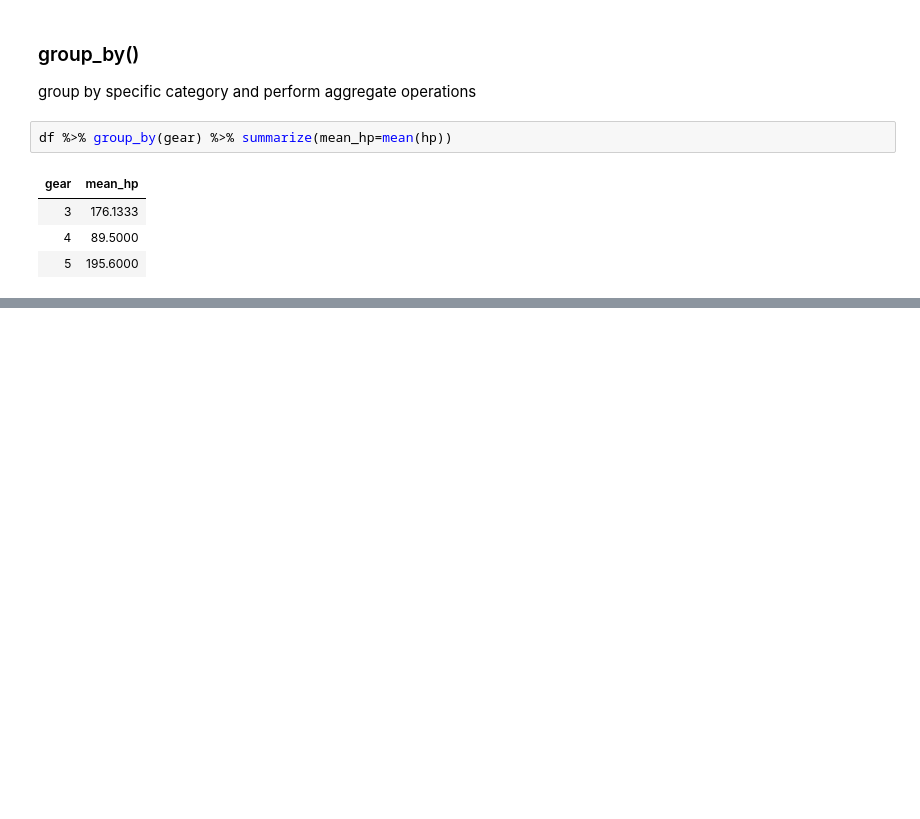
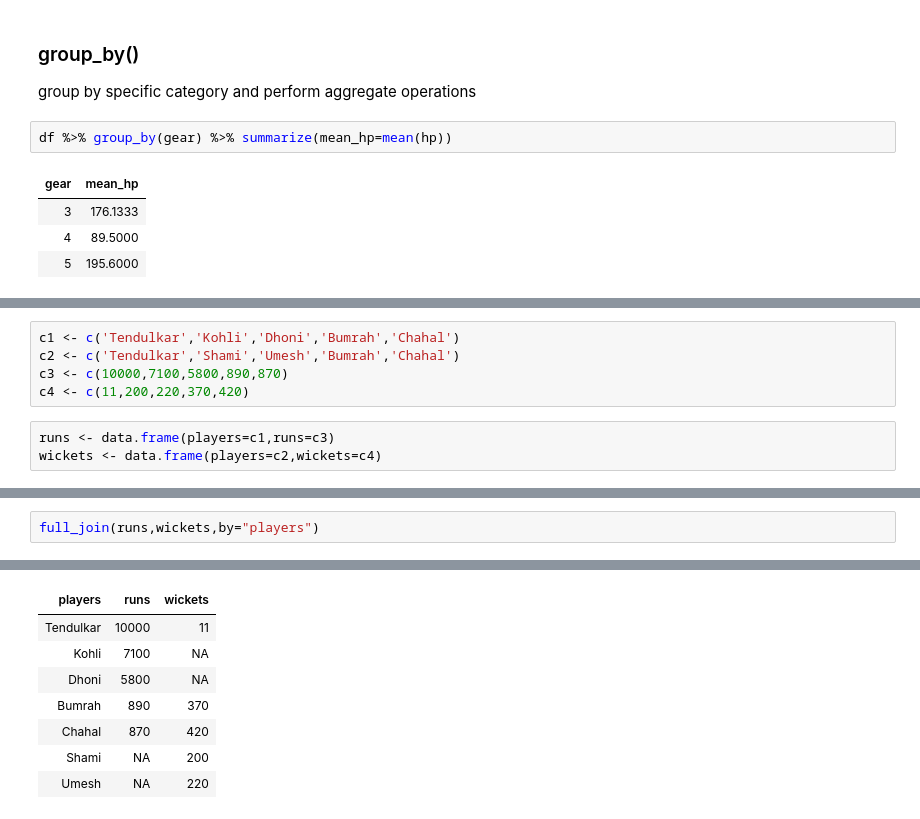
Before and after one commit to bhupendrabhoir/https-github.com-sukamal1928-R, a Jupyter notebook: Dplyr .ipynb, the cells around one changed output, grey strips where cells are left out. Saved outputs shown, nothing was run; the diff lists cells and outputs as text; blank space fills up the shorter version.

```diff
--- a/Dplyr .ipynb
+++ b/Dplyr .ipynb
@@ -364,0 +368,8 @@ df %>% group_by(gear) %>% summarize(mean_hp=mean(hp))
+# %%
+c1 <- c('Tendulkar','Kohli','Dhoni','Bumrah','Chahal')
+c2 <- c('Tendulkar','Shami','Umesh','Bumrah','Chahal')
+c3 <- c(10000,7100,5800,890,870)
+c4 <- c(11,200,220,370,420)
+# %%
+runs <- data.frame(players=c1,runs=c3)
+wickets <- data.frame(players=c2,wickets=c4)
@@ -364,0 +403,3 @@ df %>% group_by(gear) %>% summarize(mean_hp=mean(hp))
+# %%
+full_join(runs,wickets,by="players")
+# %% [output]
@@ -364,0 +408,8 @@ df %>% group_by(gear) %>% summarize(mean_hp=mean(hp))
+| players | runs | wickets |
+| Tendulkar | 10000 | 11 |
+| Kohli | 7100 | NA |
+| Dhoni | 5800 | NA |
+| Bumrah | 890 | 370 |
+| Chahal | 870 | 420 |
+| Shami | NA | 200 |
+| Umesh | NA | 220 |
```
Also changed, not shown: parts of 13 cells of this notebook, 10 other files.
